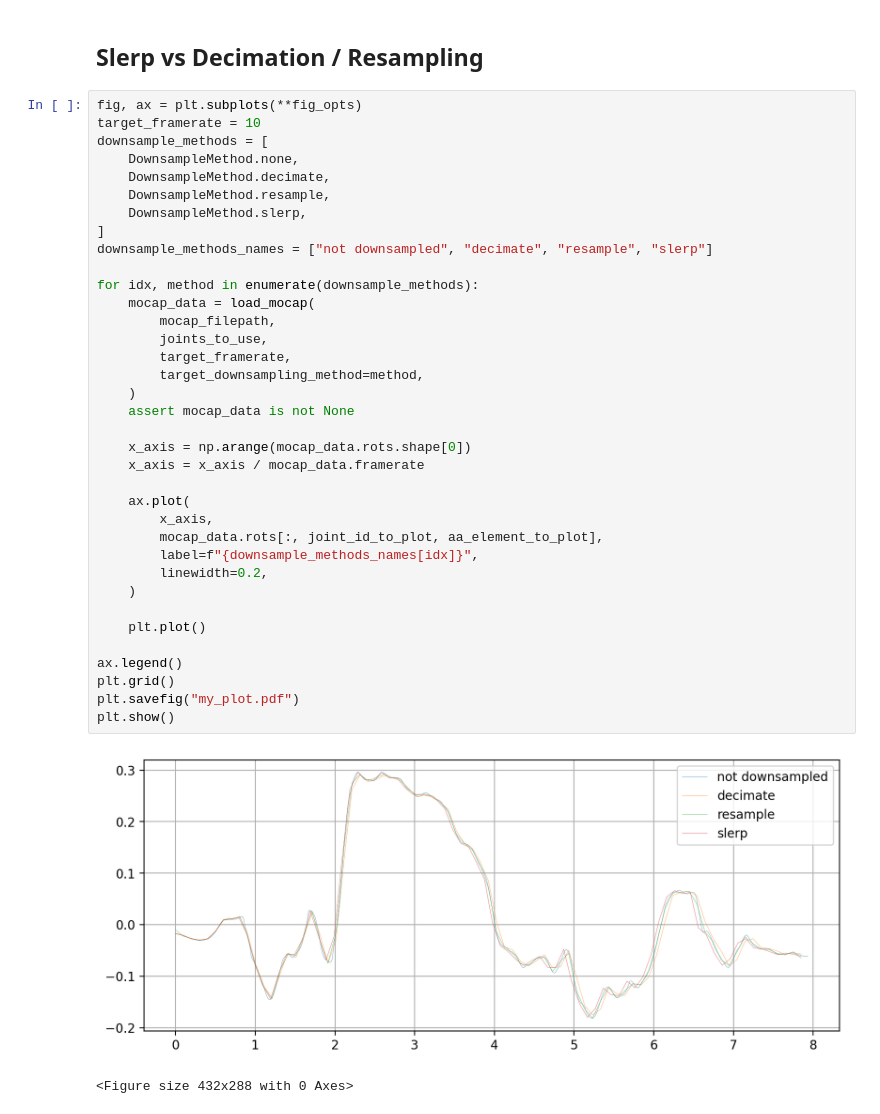
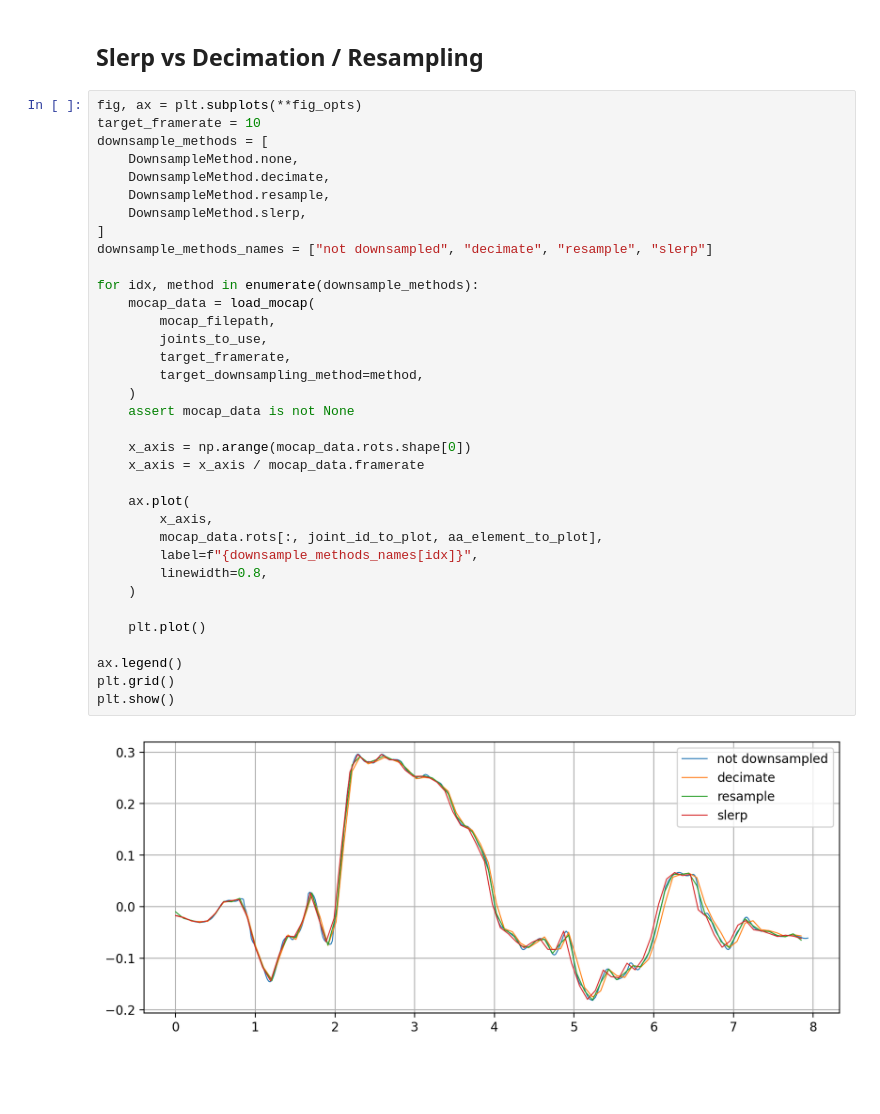
Before and after one commit to MichaelVanuzzo/hmp_utils, a Jupyter notebook: demo_notebooks/downsampling_test.ipynb, the cells around one changed output. Drawn from its saved outputs; the diff is of its cells as text; blank space fills up the shorter version.

```diff
--- a/demo_notebooks/downsampling_test.ipynb
+++ b/demo_notebooks/downsampling_test.ipynb
@@ -25,34 +25,32 @@ downsample_methods = [
     DownsampleMethod.decimate,
     DownsampleMethod.resample,
     DownsampleMethod.slerp,
 ]
 downsample_methods_names = ["not downsampled", "decimate", "resample", "slerp"]
 
 for idx, method in enumerate(downsample_methods):
     mocap_data = load_mocap(
         mocap_filepath,
         joints_to_use,
         target_framerate,
         target_downsampling_method=method,
     )
     assert mocap_data is not None
 
     x_axis = np.arange(mocap_data.rots.shape[0])
     x_axis = x_axis / mocap_data.framerate
 
     ax.plot(
         x_axis,
         mocap_data.rots[:, joint_id_to_plot, aa_element_to_plot],
         label=f"{downsample_methods_names[idx]}",
-        linewidth=0.2,
+        linewidth=0.8,
     )
 
     plt.plot()
 
 ax.legend()
 plt.grid()
-plt.savefig("my_plot.pdf")
 plt.show()
 # %% [output]
-[figure, old version]
+[figure, new version]
-<Figure size 432x288 with 0 Axes>
```
Also changed, not shown: 2 other files.
